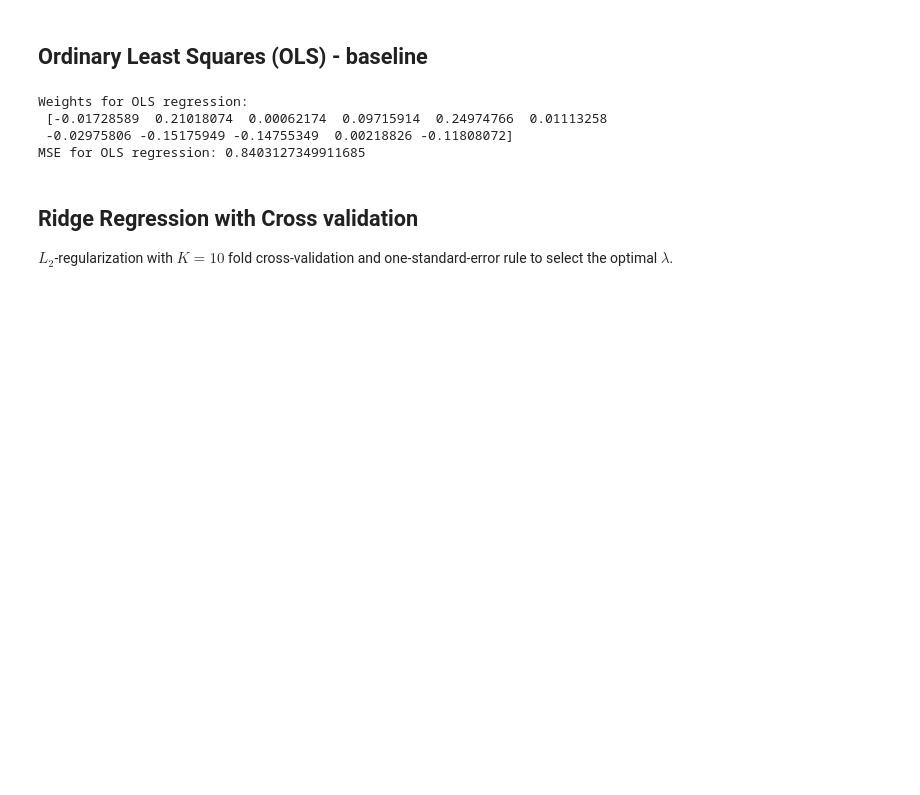
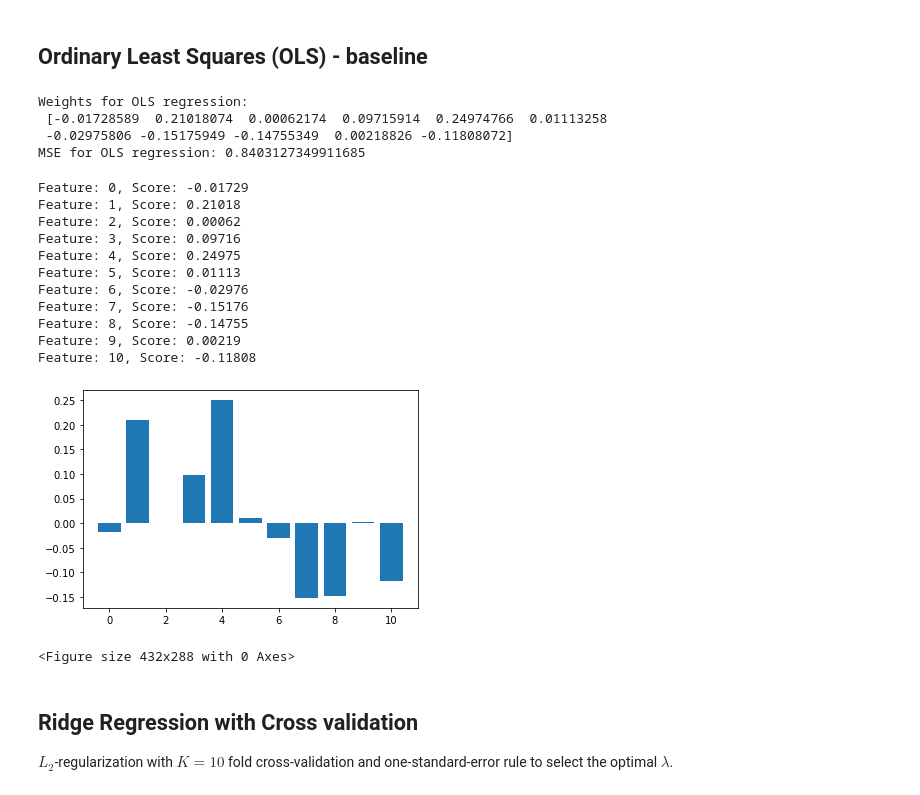
Before and after one commit to HCEhlers/02582_MLComp, a Jupyter notebook: Case1.ipynb, the cells around one changed output. Drawn from its saved outputs; the diff is of its cells as text; code cells hidden in the pictures; blank space fills up the shorter version.

Commit message:
add feature plot and AIC

```diff
--- a/Case1.ipynb
+++ b/Case1.ipynb
@@ -210,6 +226,28 @@ Weights for OLS regression:
  [-0.01728589  0.21018074  0.00062174  0.09715914  0.24974766  0.01113258
  -0.02975806 -0.15175949 -0.14755349  0.00218826 -0.11808072]
 MSE for OLS regression: 0.8403127349911685
+# %%
+# Bar chart feature impotance
+for i,v in enumerate(beta_ols):
+	print('Feature: %0d, Score: %.5f' % (i,v))
+# plot feature importance
+plt.bar([x for x in range(len(beta_ols))], beta_ols)
+plt.show()
+plt.savefig("Figures/hist_feature_im.png", bbox_inches='tight',dpi=1000)
+# %% [output]
+Feature: 0, Score: -0.01729
+Feature: 1, Score: 0.21018
+Feature: 2, Score: 0.00062
+Feature: 3, Score: 0.09716
+Feature: 4, Score: 0.24975
+Feature: 5, Score: 0.01113
+Feature: 6, Score: -0.02976
+Feature: 7, Score: -0.15176
+Feature: 8, Score: -0.14755
+Feature: 9, Score: 0.00219
+Feature: 10, Score: -0.11808
+[figure, added]
+<Figure size 432x288 with 0 Axes>
 # %% [markdown]
 ## Ridge Regression with Cross validation
 $L_2$-regularization with $K=10$ fold cross-validation and one-standard-error rule to select the optimal $\lambda$.
```
Also changed, not shown: parts of 8 cells of this notebook, 5 other files.
